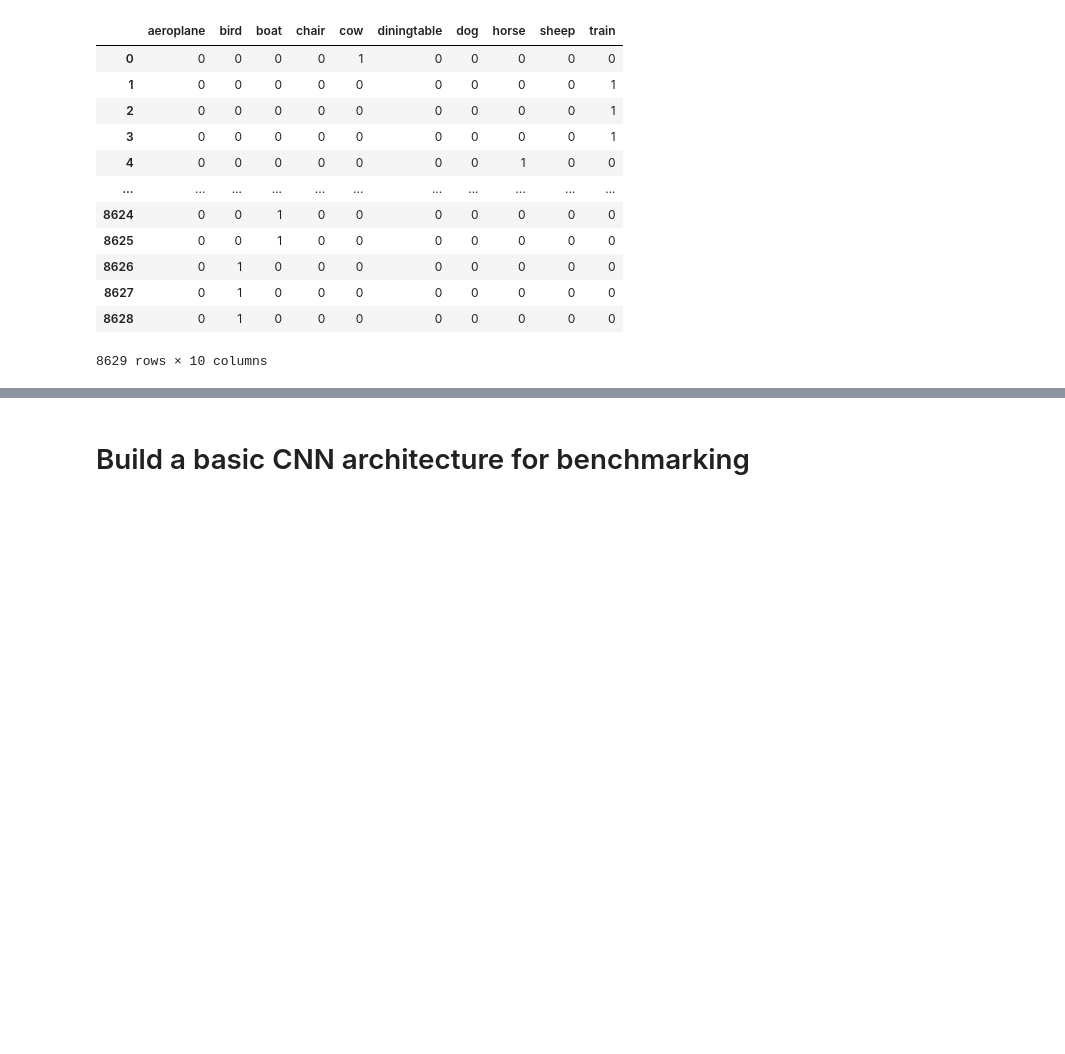
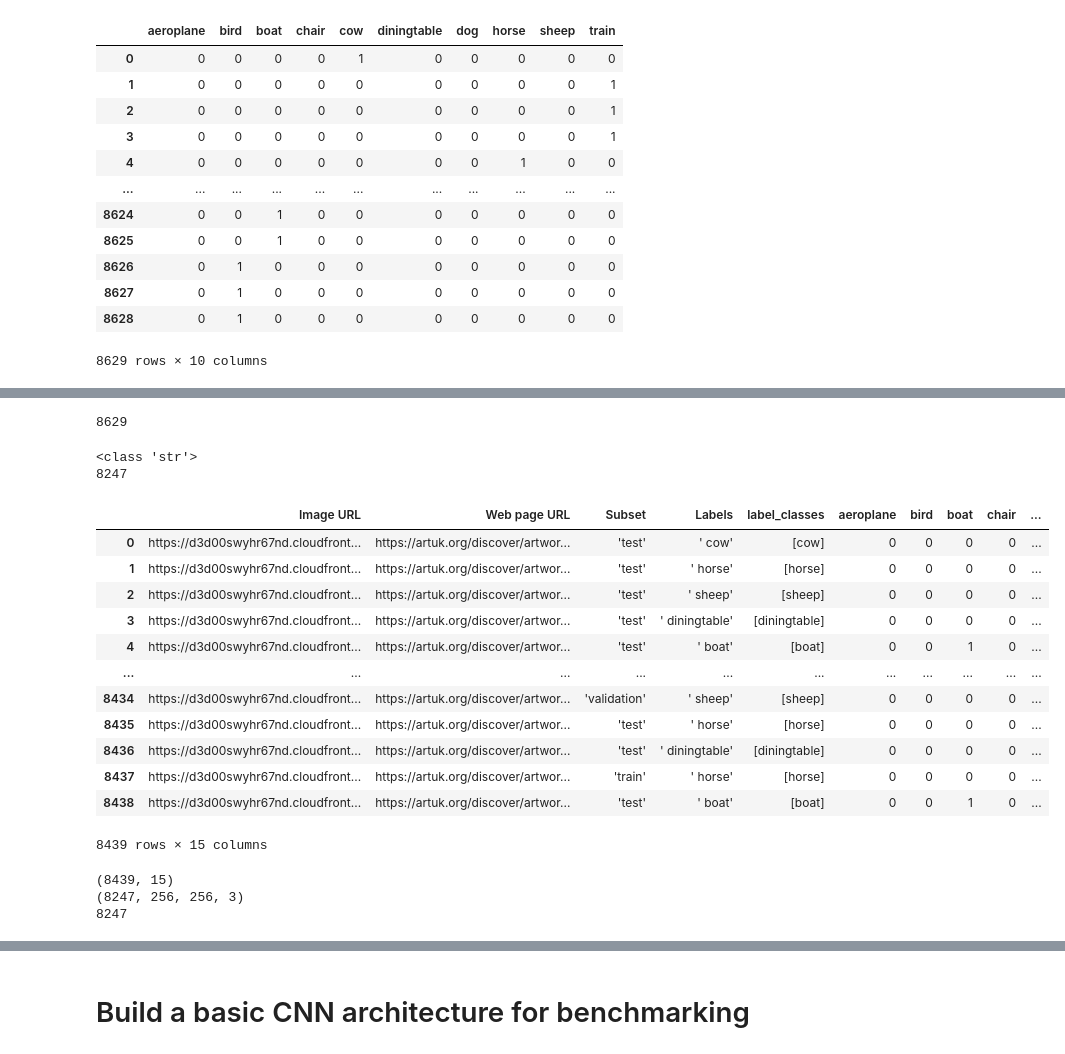
Before and after one commit to erniesg/Art-API, a Jupyter notebook: notebooks/ernie_playground.ipynb, the cells around one changed output, grey strips where cells are left out. Saved outputs shown, nothing was run; the diff lists cells and outputs as text; code cells hidden in the pictures; blank space fills up the shorter version.

```diff
--- a/notebooks/ernie_playground.ipynb
+++ b/notebooks/ernie_playground.ipynb
@@ -137,0 +120,2 @@ labels = []
+# %%
+merged["Image URL"] = merged["Image URL"].map(str)
@@ -137,0 +129,2 @@ labels = []
+# %%
+df_data = pd.DataFrame()
@@ -137,0 +181,50 @@ labels = []
+# %%
+test_lst = []
+for url in urls:
+    fname = url[url.rfind('/')+1:]
+    test_lst.append(url)
+
+print(len(test_lst))
+# %% [output]
+8629
+# %%
+files_lst = []
+for file in os.listdir(img_path):
+    if file.endswith(".jpg"):
+        files_lst.append(file)
+
+print(type(files_lst[0]))
+print(len(files_lst))
+# %% [output]
+<class 'str'>
+8247
+# %%
+for i in range(len(files_lst)):
+    row = merged[merged['Image URL'].str.contains(files_lst[i])]
+    df_data = pd.concat([df_data, row], axis=0, ignore_index=True)
+# %%
+df_data
+# %% [output]
+|  | Image URL | Web page URL | Subset | Labels | label_classes | aeroplane | bird | boat | chair | ... |
+| 0 | https://d3d00swyhr67nd.cloudfront... | https://artuk.org/discover/artwor... | 'test' | ' cow' | [cow] | 0 | 0 | 0 | 0 | ... |
+| 1 | https://d3d00swyhr67nd.cloudfront... | https://artuk.org/discover/artwor... | 'test' | ' horse' | [horse] | 0 | 0 | 0 | 0 | ... |
+| 2 | https://d3d00swyhr67nd.cloudfront... | https://artuk.org/discover/artwor... | 'test' | ' sheep' | [sheep] | 0 | 0 | 0 | 0 | ... |
+| 3 | https://d3d00swyhr67nd.cloudfront... | https://artuk.org/discover/artwor... | 'test' | ' diningtable' | [diningtable] | 0 | 0 | 0 | 0 | ... |
+| 4 | https://d3d00swyhr67nd.cloudfront... | https://artuk.org/discover/artwor... | 'test' | ' boat' | [boat] | 0 | 0 | 1 | 0 | ... |
+| ... | ... | ... | ... | ... | ... | ... | ... | ... | ... | ... |
+| 8434 | https://d3d00swyhr67nd.cloudfront... | https://artuk.org/discover/artwor... | 'validation' | ' sheep' | [sheep] | 0 | 0 | 0 | 0 | ... |
+| 8435 | https://d3d00swyhr67nd.cloudfront... | https://artuk.org/discover/artwor... | 'test' | ' horse' | [horse] | 0 | 0 | 0 | 0 | ... |
+| 8436 | https://d3d00swyhr67nd.cloudfront... | https://artuk.org/discover/artwor... | 'test' | ' diningtable' | [diningtable] | 0 | 0 | 0 | 0 | ... |
+| 8437 | https://d3d00swyhr67nd.cloudfront... | https://artuk.org/discover/artwor... | 'train' | ' horse' | [horse] | 0 | 0 | 0 | 0 | ... |
+| 8438 | https://d3d00swyhr67nd.cloudfront... | https://artuk.org/discover/artwor... | 'test' | ' boat' | [boat] | 0 | 0 | 1 | 0 | ... |
+8439 rows × 15 columns
+# %%
+#df_data = pd.DataFrame()
+df_data
+print(df_data.shape)
+print(X.shape)
+print(len(files_lst))
+# %% [output]
+(8439, 15)
+(8247, 256, 256, 3)
+8247
```
Also changed, not shown: parts of 16 cells of this notebook, 1 other file.
